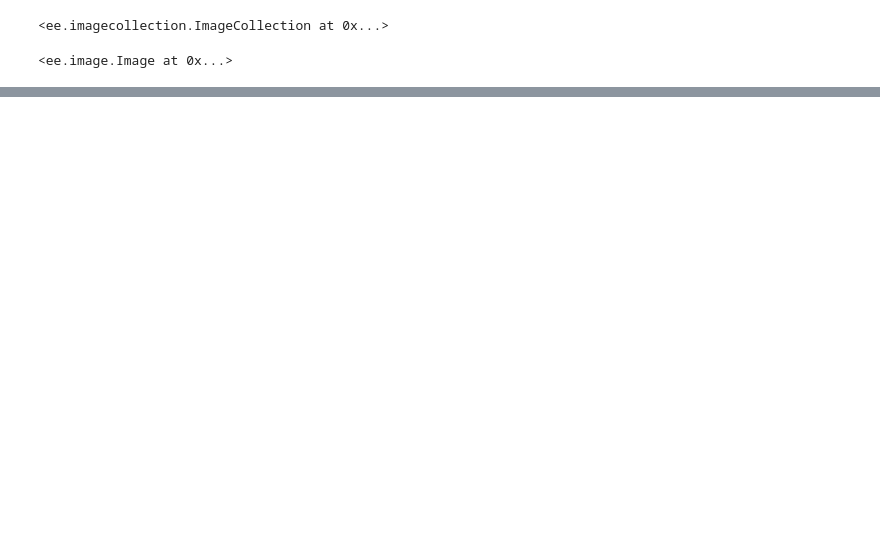
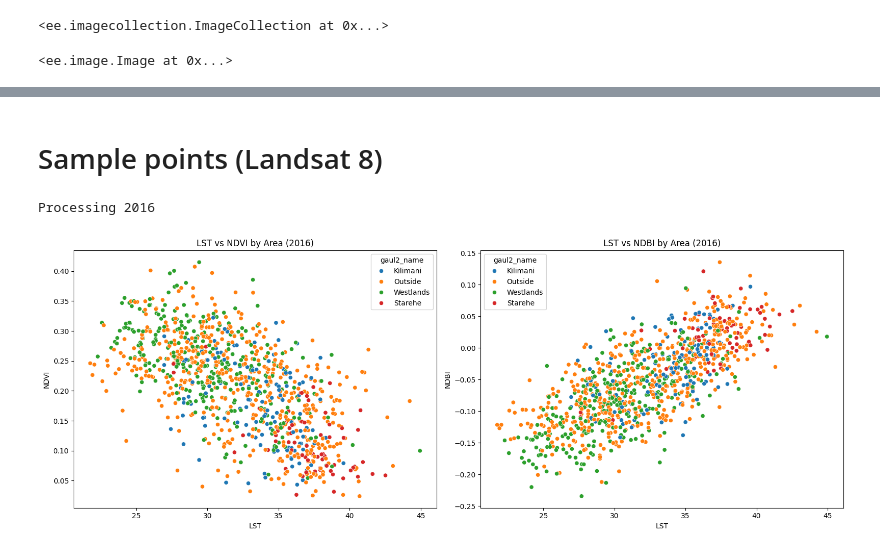
Before and after one commit to ancazugo/nairobi-urban-forest-analysis, a Jupyter notebook: notebooks/test.ipynb, the cells around one changed output, grey strips where cells are left out. Cells and saved outputs as stored; diff of their text form; code cells hidden in the pictures; blank space fills up the shorter version.

```diff
--- a/notebooks/test.ipynb
+++ b/notebooks/test.ipynb
@@ -125,0 +191,56 @@ Map(center=[-1.2537898169464654, 36.78953704839614], controls=(WidgetControl(opt
+# %% [markdown]
+# Sample points (Landsat 8)
+# %%
+imagery_ee_path = 'LANDSAT/LC08/C02/T1_L2'
+spectral_indexes = ['NDVI', 'NDBI']
+cloud_coverage = 20
+scale = 30
+year = 2016
+
+print(f'Processing {year}')
+start_date = f'{year}-01-01'
+end_date = f'{year}-12-31'
+roi_ic = request_gee_image(imagery_ee_path, start_date, end_date, bbox)
+spectral_ic = (roi_ic \
+    .filter(ee.Filter.lt('CLOUD_COVER', cloud_coverage)) \
+    .spectralIndices(spectral_indexes).mean() \
+    .select(spectral_indexes))
+
+imagery_ic = roi_ic.filter(ee.Filter.lt('CLOUD_COVER', cloud_coverage)).mean()
+lst_ic = calculate_lst(imagery_ic)
+
+roi_image_ic = spectral_ic.addBands(lst_ic)
+# %% [output]
+Processing 2016
+# %%
+sample_points_ee = roi_image_ic.sample(
+    region=ee.Geometry.Rectangle([bbox[:2], bbox[2:]]),
+    scale=30,
+    numPixels=1000,
+    geometries=True # Keeps the lat/long
+)
+
+cleaned_samples = sample_points_ee.map(get_sample_info)
+
+data = [feat['properties'] for feat in cleaned_samples.getInfo()['features']]
+sample_df = pd.DataFrame(data)
+sample_df['year'] = year
+# %%
+sample_gdf = gpd.GeoDataFrame(sample_df, geometry=gpd.points_from_xy(sample_df.lon, sample_df.lat), crs='EPSG:4326')
+sample_gdf = sample_gdf.sjoin(roi_gdf[['gaul2_name', 'geometry']], how='left')
+sample_gdf['gaul2_name'] = sample_gdf['gaul2_name'].fillna('Outside')
+# %%
+fig, axes = plt.subplots(1, 2, figsize=(16, 6))
+
+# NDVI vs LST by Area
+sns.scatterplot(data=sample_gdf, x='LST', y='NDVI', hue='gaul2_name', ax=axes[0])
+axes[0].set_title(f'LST vs NDVI by Area ({year})')
+
+# NDBI vs LST by Area
+sns.scatterplot(data=sample_gdf, x='LST', y='NDBI', hue='gaul2_name', ax=axes[1])
+axes[1].set_title(f'LST vs NDBI by Area ({year})')
+
+plt.tight_layout()
+plt.show()
+# %% [output]
+[figure, added]
```
Also changed, not shown: parts of 22 cells of this notebook, 2 other files.
